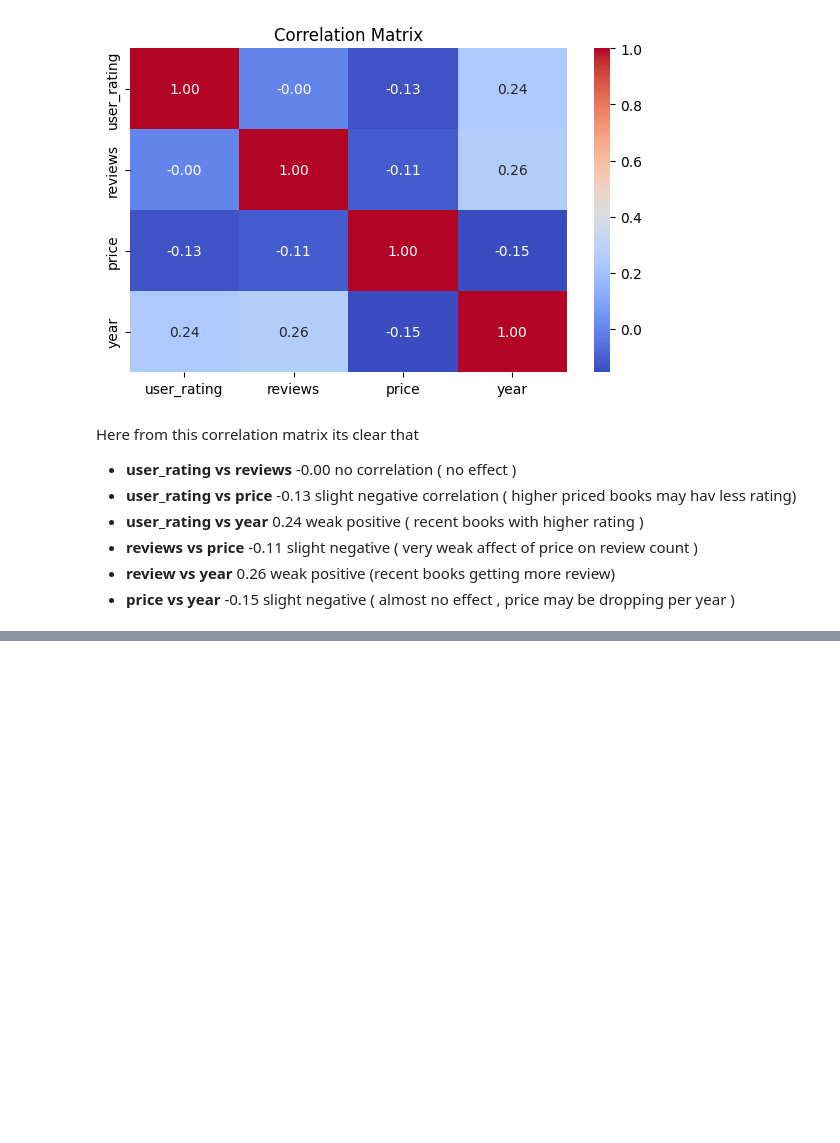
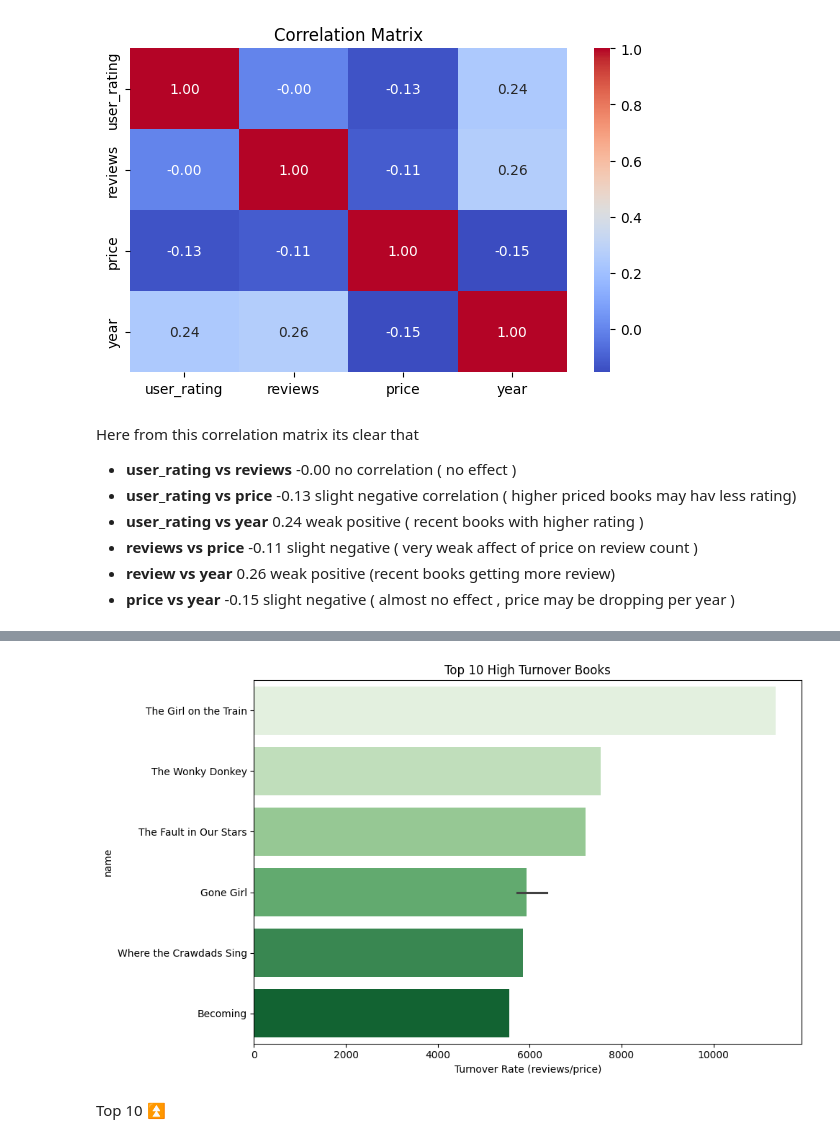
Before and after one commit to Anurag-Mohan/Amazon-Inventory-Analysis, a Jupyter notebook: AmazonData.ipynb, the cells around one changed output, grey strips where cells are left out. Cells and saved outputs as stored; diff of their text form; code cells hidden in the pictures; blank space fills up the shorter version.

```diff
--- a/AmazonData.ipynb
+++ b/AmazonData.ipynb
@@ -96,7 +102,7 @@ import matplotlib.pyplot as plt
 import seaborn as sns
 import numpy as np
 # %%
-df = pd.read_csv("cleaned_amazon_data.csv")
+df = pd.read_csv("/content/drive/My Drive/Intership-Mini/cleaned_amazon_data.csv")
 # %%
 top_books = df.sort_values(by='reviews', ascending=False).head(10)
 
@@ -175,0 +186,4 @@ Here from this correlation matrix its clear that
+# %%
+df['turnover_rate'] = df['reviews'] / df['price']
+df['turnover_rate'] = df['turnover_rate'].replace([np.inf, -np.inf], np.nan).fillna(0)
+df.sort_values('turnover_rate', ascending=False).head()
@@ -175,0 +197,12 @@ Here from this correlation matrix its clear that
+# %%
+top_turnover = df.sort_values(by='turnover_rate', ascending=False).head(10)
+plt.figure(figsize=(10,6))
+sns.barplot(data=top_turnover, x='turnover_rate', y='name',hue='name', palette='Greens', legend=False)
+plt.title("Top 10 High Turnover Books")
+plt.xlabel("Turnover Rate (reviews/price)")
+plt.tight_layout()
+plt.show()
+# %% [output]
+[figure, added]
+# %% [markdown]
+Top 10 ⏫
```
Also changed, not shown: parts of 24 cells of this notebook.
